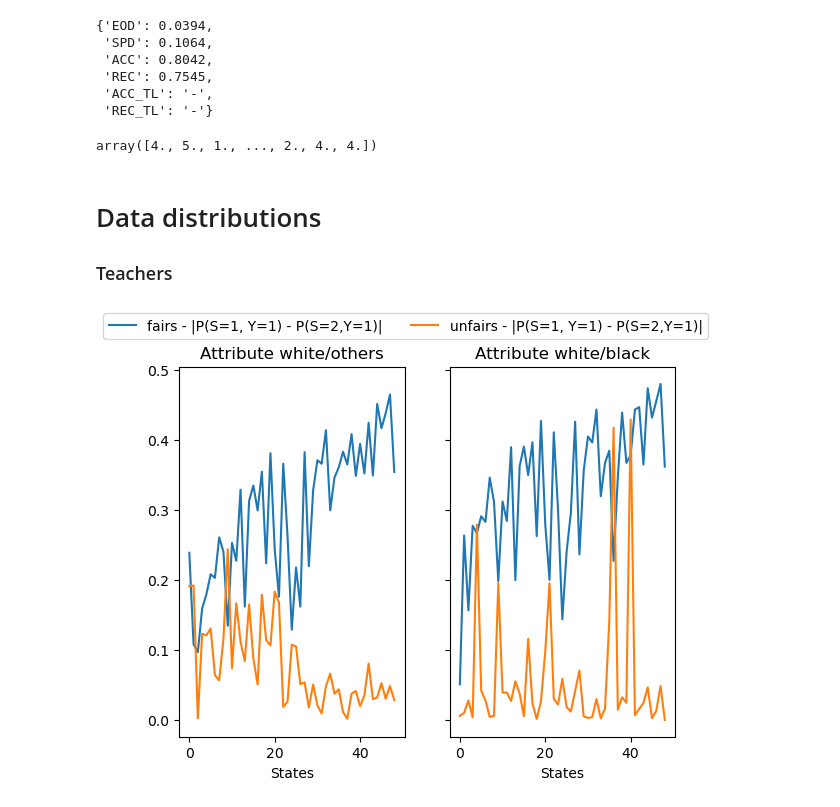
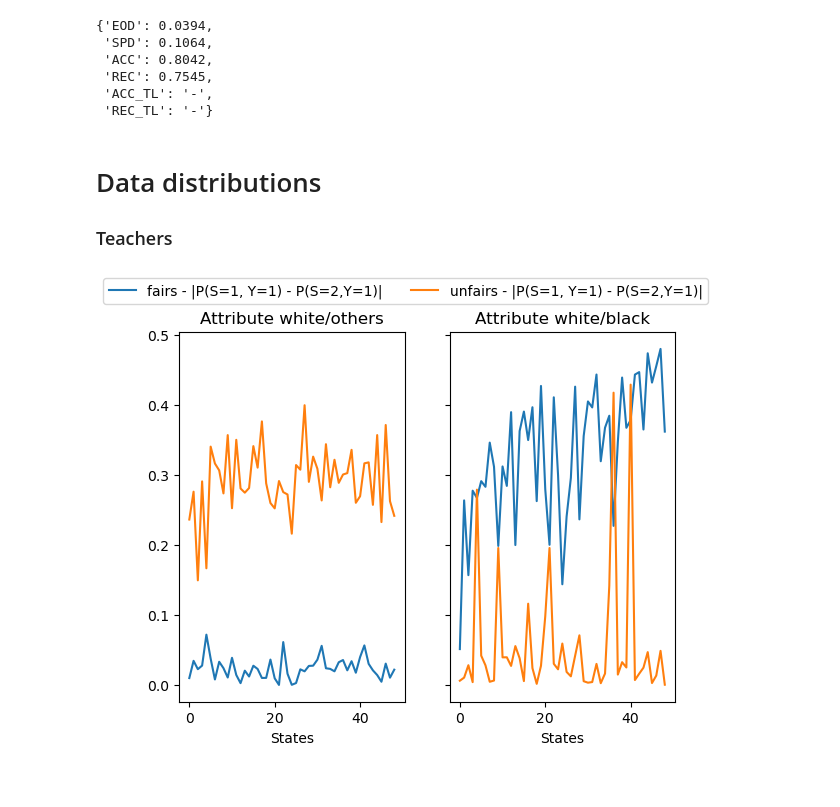
Before and after one commit to sabaly/PATE, a Jupyter notebook: src/manual_sampling.ipynb, the cells around one changed output. Saved outputs shown, nothing was run; the diff lists cells and outputs as text; code cells hidden in the pictures.

```diff
--- a/src/manual_sampling.ipynb
+++ b/src/manual_sampling.ipynb
@@ -322,12 +320,12 @@ uf_acc, uf_rec = [], []
 
 fig, (ax1, ax2, ax3) = plt.subplots(1, 3,sharey=True)
 for st in states:
-    with open("../checkpoint/" + st + "/"+ st + "_fair.pkl", "rb") as f:
+    with open("../checkpoint_sex/" + st + "/"+ st + "_fair.pkl", "rb") as f:
         tchr = pickle.load(f)
     fairs.append(tchr.metrics["EOD"])
     f_acc.append(tchr.metrics["ACC"])
     f_rec.append(tchr.metrics["REC"])
-    with open("../checkpoint/" + st + "/"+ st + "_unfair.pkl", "rb") as f:
+    with open("../checkpoint_sex/" + st + "/"+ st + "_unfair.pkl", "rb") as f:
         tchr = pickle.load(f)
     ufairs.append(tchr.metrics["EOD"])
     uf_acc.append(tchr.metrics["ACC"])
@@ -347,0 +346,30 @@ plt.show()
+# %%
+import matplotlib.pyplot as plt
+fairs = []
+ufairs = []
+f_acc, f_rec = [], []
+uf_acc, uf_rec = [], []
+
+fig, (ax1, ax2, ax3) = plt.subplots(1, 3,sharey=True)
+for st in states:
+    with open("../checkpoint_race/" + st + "/"+ st + "_fair.pkl", "rb") as f:
+        tchr = pickle.load(f)
+    fairs.append(tchr.metrics["EOD"])
+    f_acc.append(tchr.metrics["ACC"])
+    f_rec.append(tchr.metrics["REC"])
+    with open("../checkpoint_race/" + st + "/"+ st + "_unfair.pkl", "rb") as f:
+        tchr = pickle.load(f)
+    ufairs.append(tchr.metrics["EOD"])
+    uf_acc.append(tchr.metrics["ACC"])
+    uf_rec.append(tchr.metrics["REC"])
+ax1.plot(list(range(len(states))), fairs, label="fairs")
+ax1.plot(list(range(len(states))), ufairs, label="unfairs")
+ax2.plot(list(range(len(states))), f_acc)
+ax2.plot(list(range(len(states))), uf_acc)
+ax3.plot(list(range(len(states))), f_rec)
+ax3.plot(list(range(len(states))), uf_rec)
+ax1.set_xlabel("Teachers fairness")
+ax2.set_xlabel("Teachers accuracy")
+ax3.set_xlabel("Teachers recall")
+fig.legend(loc="outside upper left", ncol=2)
+plt.show()
@@ -552,10 +582,6 @@ stats
  'REC': 0.7545,
  'ACC_TL': '-',
  'REC_TL': '-'}
-# %%
-s_train
-# %% [output]
-array([4., 5., 1., ..., 2., 4., 4.])
 # %% [markdown]
 # Data distributions
 ### Teachers
@@ -563,9 +589,9 @@ array([4., 5., 1., ..., 2., 4., 4.])
 import matplotlib.pyplot as plt
 def model_disp(tpe, st, fair=True):
     if tpe == 1:
-        root = "../checkpoint/"
+        root = "../checkpoint_sex/"
     else:
-        root = "../checkpoint_0/"
+        root = "../checkpoint_race/"
     f = ""
     if not fair:
         f = "un"
@@ -576,36 +602,39 @@ def model_disp(tpe, st, fair=True):
     if  not isinstance(x_train, pd.DataFrame):
         x_train = pd.DataFrame(x_train, columns=ACSEmployment.features)
     x_train.insert(0, ACSEmployment.target, y_train)
-    sts = x_train[[ACSEmployment.group, ACSEmployment.target]].value_counts(normalize=True)
+    if tpe == 1:
+        sts = x_train[["SEX", ACSEmployment.target]].value_counts(normalize=True)
+    else:
+        sts = x_train[[ACSEmployment.group, ACSEmployment.target]].value_counts(normalize=True)
     return abs(sts[1][True] - sts[2][True])
 
 fig, (ax1, ax2) = plt.subplots(1, 2,sharey=True)
 f_model1_disp = []
 uf_model1_disp = []
 f_model2_disp = []
 uf_model2_disp = []
 
 for st in states:
     f_model1_disp.append(model_disp(1, st))
     uf_model1_disp.append(model_disp(1, st, False))
 
     f_model2_disp.append(model_disp(0, st))
     uf_model2_disp.append(model_disp(0, st, False))
 
 
 ax1.set_title("Attribute white/others")
 ax2.set_title("Attribute white/black")
 x_axis = list(range(len(states)))
 ax1.plot(x_axis, f_model1_disp, label="fairs - |P(S=1, Y=1) - P(S=2,Y=1)|")
 ax1.plot(x_axis, uf_model1_disp, label="unfairs - |P(S=1, Y=1) - P(S=2,Y=1)|")
 ax2.plot(x_axis, f_model2_disp)
 ax2.plot(x_axis, uf_model2_disp)
 ax1.set_xlabel("States")
 ax2.set_xlabel("States")
 fig.legend(loc="outside upper left", ncol=3)
 plt.show()
 # %% [output]
-[figure, old version]
+[figure, new version]
 # %%
 import matplotlib.pyplot as plt
 def model_disp(tpe, st, fair=True):
```
Also changed, not shown: parts of 15 cells of this notebook, 13 other files.
